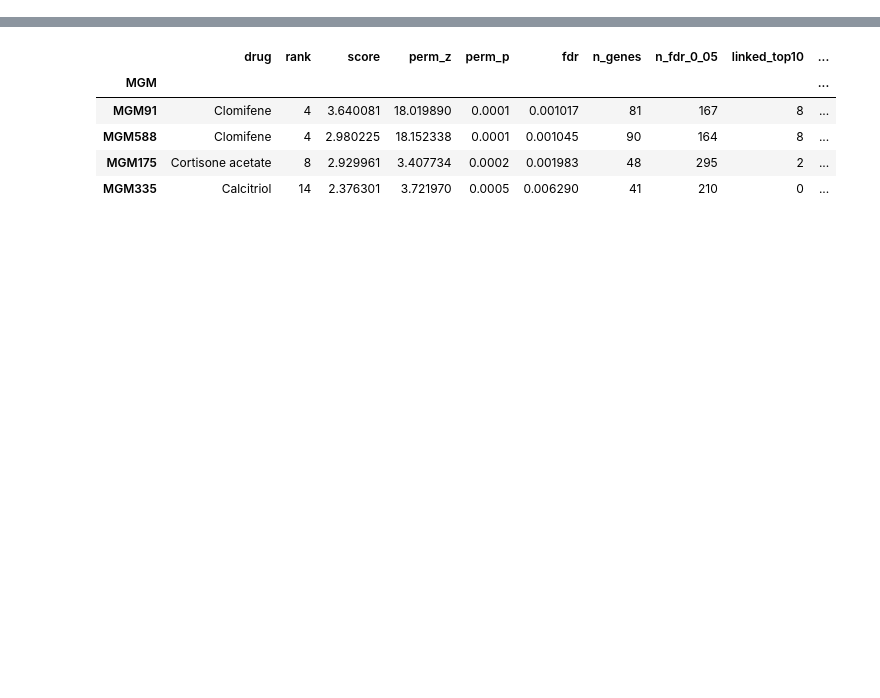
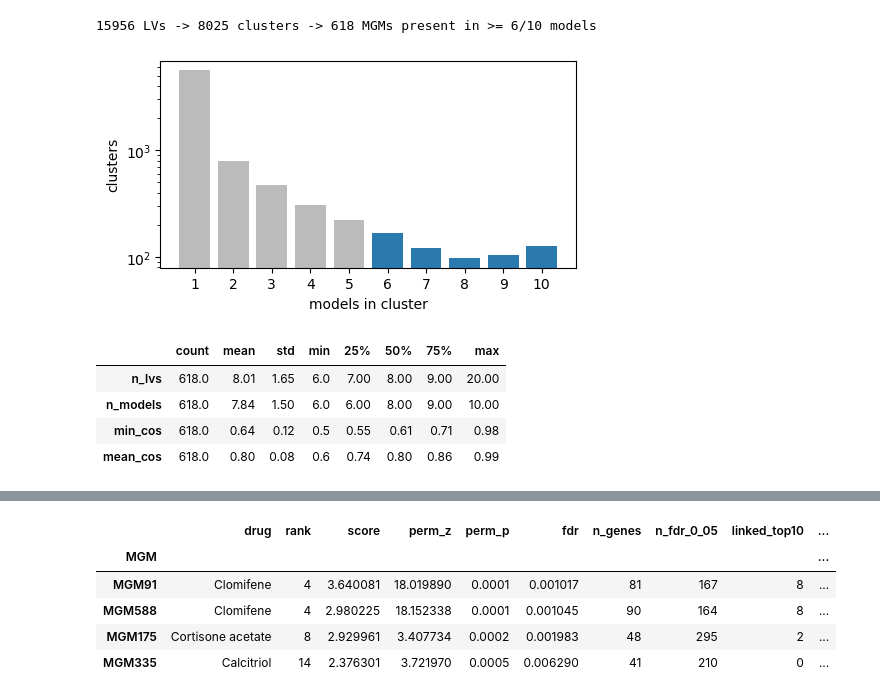
Before and after one commit to miltondp/clamp-analyses, a Jupyter notebook: nbs/03_model_biology/02_archs4/04_crispercas/00_mgm.executed.ipynb, the cells around one changed output, grey strips where cells are left out. Cells and saved outputs as stored; diff of their text form; code cells hidden in the pictures; blank space fills up the shorter version.

```diff
--- a/nbs/03_model_biology/02_archs4/04_crispercas/00_mgm.executed.ipynb
+++ b/nbs/03_model_biology/02_archs4/04_crispercas/00_mgm.executed.ipynb
@@ -39,0 +49,19 @@ Drugs expected to induce each program, defined from its biology (flagged in the
+# %%
+clusters = pd.read_csv(SUMMARY)
+clusters['MGM'] = mgm(clusters.metaLV)
+dist = pd.read_csv(SUMMARY.parent / 'cluster_model_count_distribution.csv', index_col=0)['count']
+print(f"{noise.loc['total', 'kept']} LVs -> {dist.sum()} clusters -> {len(clusters)} MGMs present in >= 6/10 models")
+fig, ax = plt.subplots(figsize=(5, 2.8))
+ax.bar(dist.index, dist.values, color=['#BBBBBB' if n < 6 else '#2A7AB0' for n in dist.index])
+ax.set(xlabel='models in cluster', ylabel='clusters', yscale='log', xticks=dist.index)
+plt.tight_layout()
+plt.show()
+display(clusters[['n_lvs', 'n_models', 'min_cos', 'mean_cos']].describe().T.round(2))
+# %% [output]
+15956 LVs -> 8025 clusters -> 618 MGMs present in >= 6/10 models
+[figure, added]
+|  | count | mean | std | min | 25% | 50% | 75% | max |
+| n_lvs | 618.0 | 8.01 | 1.65 | 6.0 | 7.00 | 8.00 | 9.00 | 20.00 |
+| n_models | 618.0 | 7.84 | 1.50 | 6.0 | 6.00 | 8.00 | 9.00 | 10.00 |
+| min_cos | 618.0 | 0.64 | 0.12 | 0.5 | 0.55 | 0.61 | 0.71 | 0.98 |
+| mean_cos | 618.0 | 0.80 | 0.08 | 0.6 | 0.74 | 0.80 | 0.86 | 0.99 |
```
Also changed, not shown: parts of 17 cells of this notebook, 2 other files.
